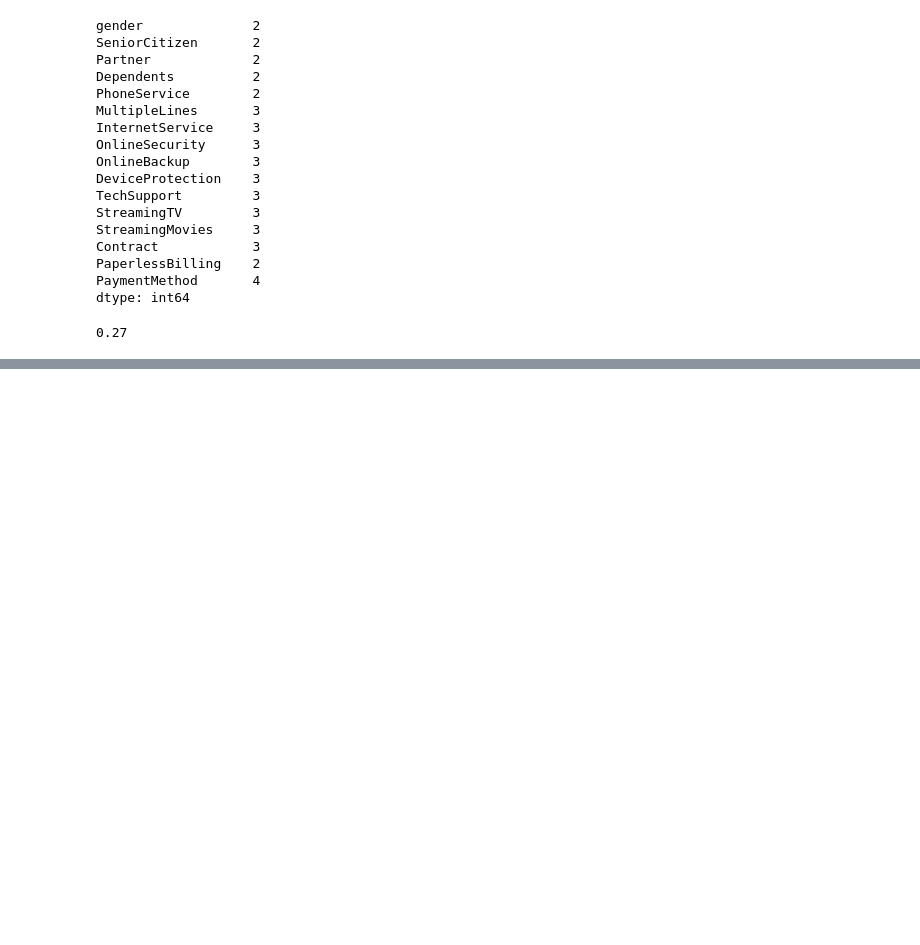
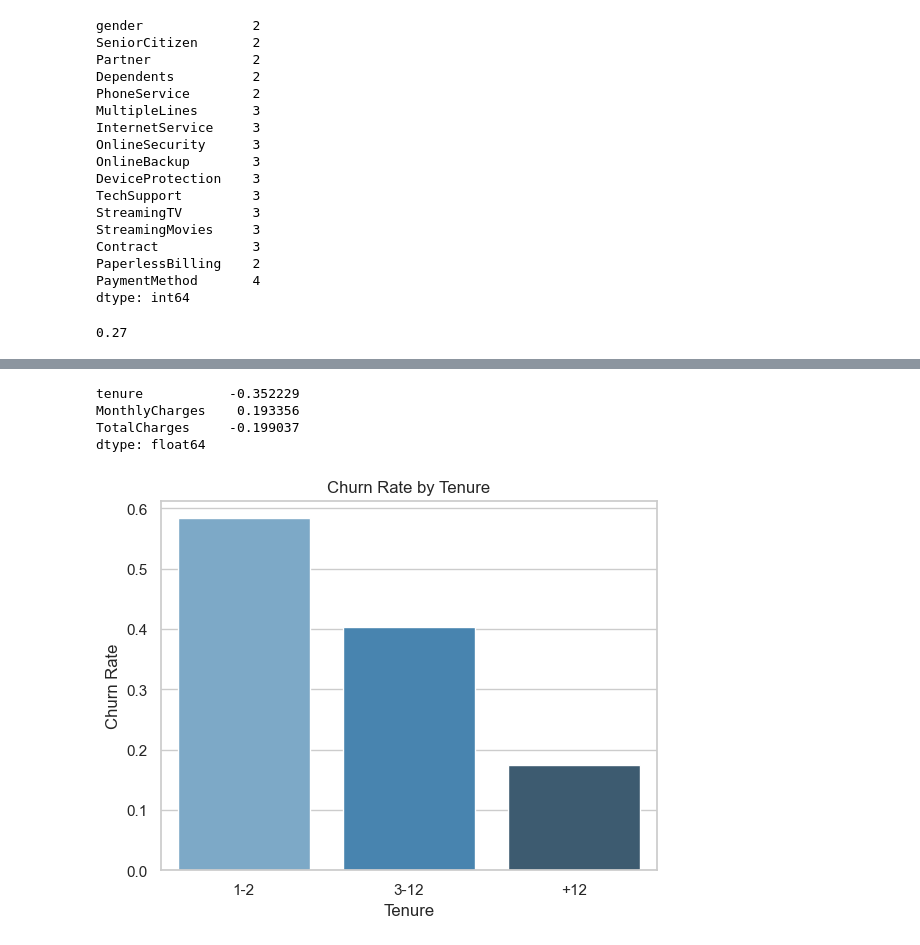
Before and after one commit to Joseph-Essa/Customer_Churn_Prediction, a Jupyter notebook: Customer_Churn_Prediction.ipynb, the cells around one changed output, grey strips where cells are left out. Drawn from its saved outputs; the diff is of its cells as text; code cells hidden in the pictures; blank space fills up the shorter version.

```diff
--- a/Customer_Churn_Prediction.ipynb
+++ b/Customer_Churn_Prediction.ipynb
@@ -348,0 +372,18 @@ for i in range(0, len(categorical), 3):
+# %%
+df[numerical].corrwith(df.Churn)
+# %% [output]
+tenure           -0.352229
+MonthlyCharges    0.193356
+TotalCharges     -0.199037
+dtype: float64
+# %%
+t1 =df[df['tenure'] <= 2].Churn.mean()
+t2 = df[(df.tenure >= 3) & (df.tenure <= 12)].Churn.mean()
+t3 = df[df['tenure'] >= 12].Churn.mean()
+# %%
+sns.barplot(x =['1-2', '3-12', '+12'], y =[t1,t2,t3], palette='Blues_d');
+plt.title('Churn Rate by Tenure');
+plt.xlabel('Tenure');
+plt.ylabel('Churn Rate');
+# %% [output]
+[figure, added]
```
Also changed, not shown: parts of 7 cells of this notebook.
